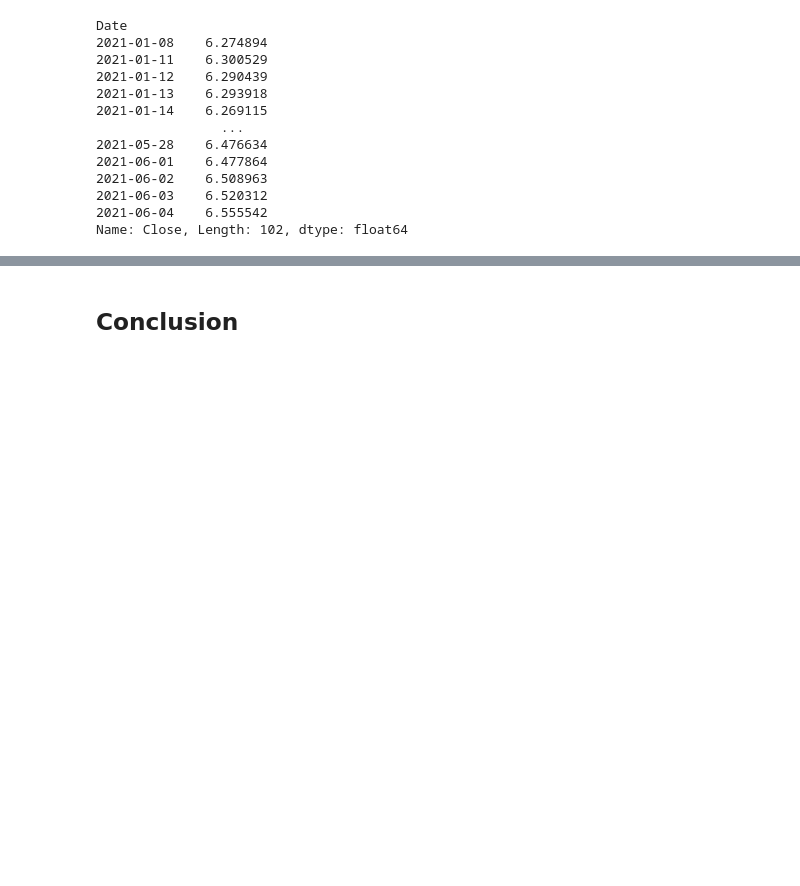
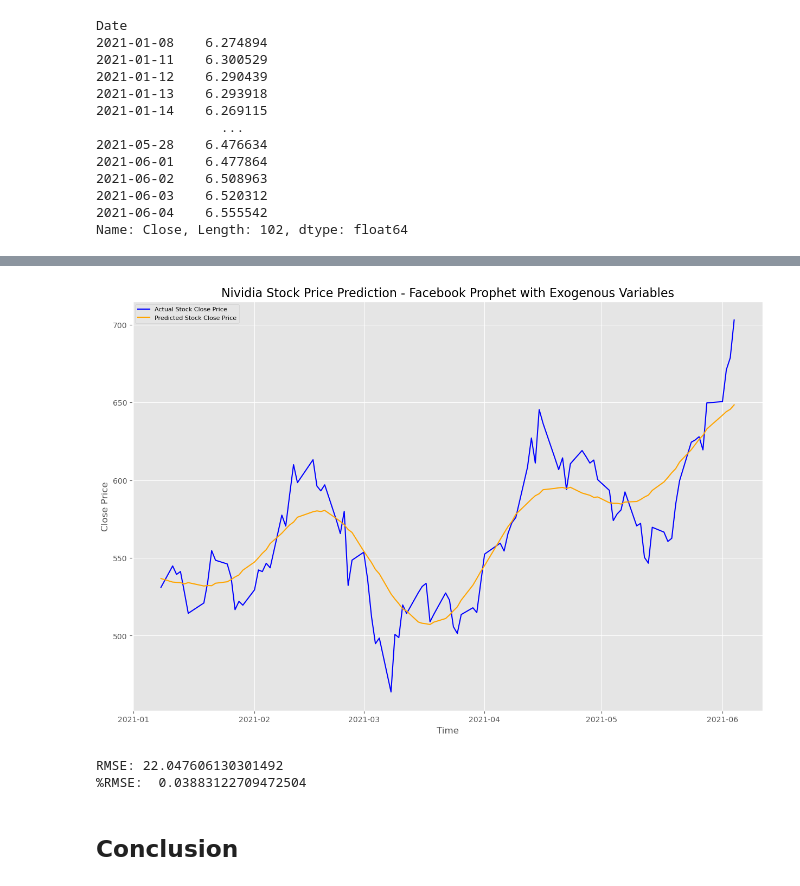
Before and after one commit to jayce7376/Nvidia_Stock_Prediction, a Jupyter notebook: Nvidia_Stock_Prediction.ipynb, the cells around one changed output, grey strips where cells are left out. Cells and saved outputs as stored; diff of their text form; code cells hidden in the pictures; blank space fills up the shorter version.

```diff
--- a/Nvidia_Stock_Prediction.ipynb
+++ b/Nvidia_Stock_Prediction.ipynb
@@ -880,0 +798,13 @@ nvidia_droped
+# %%
+nvidia_dropped = shift_nvidia.rename(columns = {'close':'y'})
+nvidia_dropped['ds']= nvidia_dropped.index
+train, test = nvidia_dropped[3:int(len(nvidia_dropped)*0.80)], nvidia_dropped[int(len(nvidia_dropped)*0.80):]
+# %%
+# The Prophet class (model)
+fbp = Prophet(yearly_seasonality=True, daily_seasonality=True)
+ # Fit the model
+fbp.fit(nvidia_dropped)
+# We need to specify the number of days in future
+# We'll be predicting the full 2021 stock prices
+fut = fbp.make_future_dataframe(periods=20)
+forecast = fbp.predict(test)
@@ -881,3 +832,24 @@ nvidia_droped
+# %%
+forecast_df = forecast.set_index('ds')
+plt.figure(figsize=(15,10), dpi=100)
+plt.plot(test.y, color = 'blue', label='Actual Stock Close Price')
+plt.plot(forecast_df.yhat, color = 'orange',label='Predicted Stock Close Price')
+plt.title('Nividia Stock Price Prediction - Facebook Prophet with Exogenous Variables', fontsize=16)
+plt.xlabel('Time')
+plt.ylabel('Close Price')
+plt.legend(loc='upper left', fontsize=8)
+plt.savefig('./images/prophet_result.png')
+# %% [output]
+[figure, added]
+# %%
+MSE = np.square(np.subtract(test.y,forecast_df.yhat)).mean()
+
+RMSE = math.sqrt(MSE)
+print(f'RMSE: {RMSE}')
+print("%RMSE: ", RMSE/y_test.mean())
+# %% [output]
+RMSE: 22.047606130301492
+%RMSE:  0.03883122709472504
 # %% [markdown]
 ## Conclusion
 # %% [markdown]
```
Also changed, not shown: parts of 24 cells of this notebook, 4 other files.
